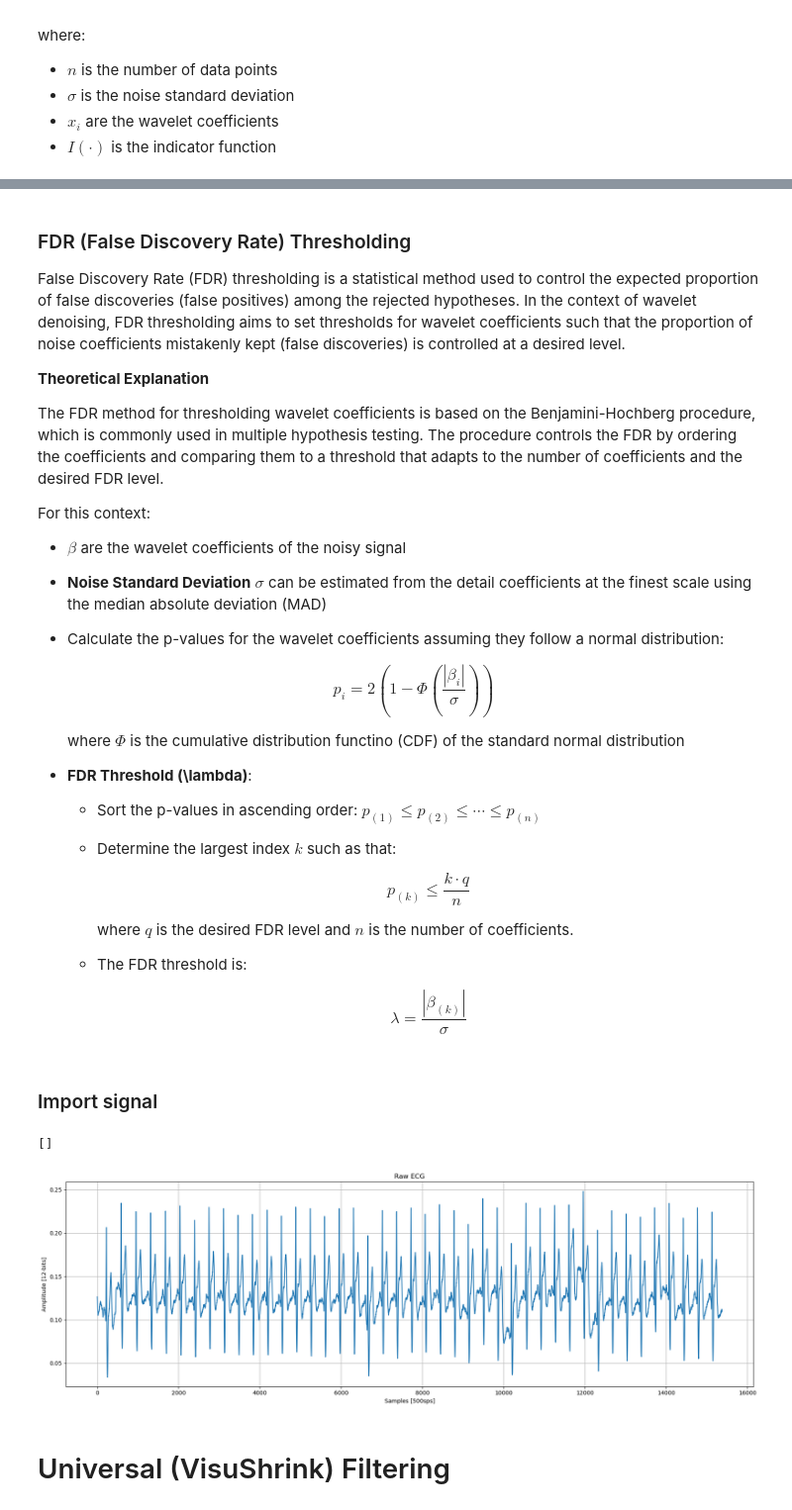
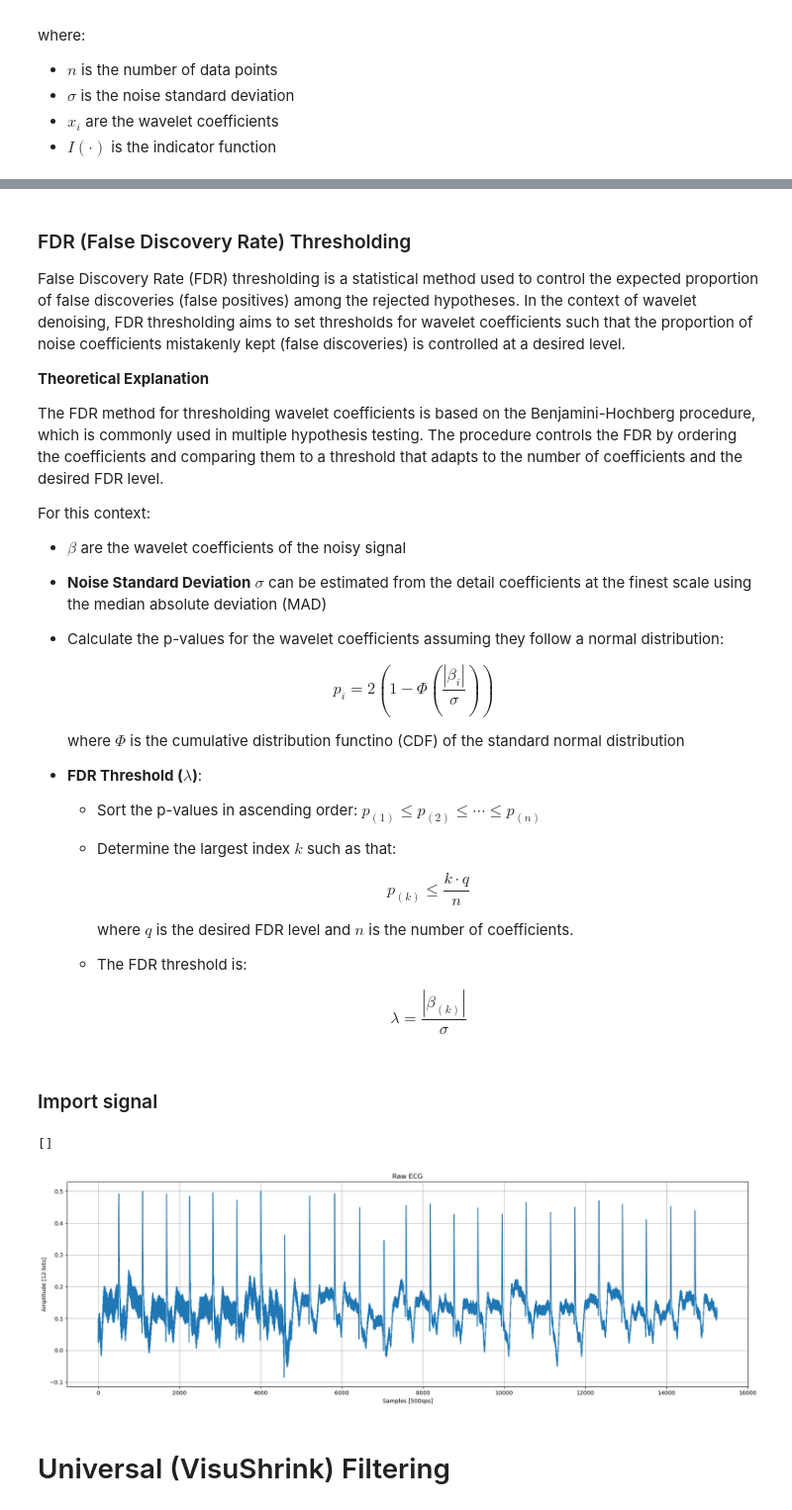
Before and after one commit to DanielProanoGuevara/Multimodal_SQA, a Jupyter notebook: Wavelet_denoising.ipynb, the cells around one changed output, grey strips where cells are left out. Shown at 99% size. Saved outputs shown, nothing was run; the diff lists cells and outputs as text; code cells hidden in the pictures.

```diff
--- a/Wavelet_denoising.ipynb
+++ b/Wavelet_denoising.ipynb
@@ -277,7 +293,7 @@ For this context:
 
   where $\Phi$ is the cumulative distribution functino (CDF) of the standard normal distribution
 
-- **FDR Threshold (\lambda)**:
+- **FDR Threshold ($\lambda$)**:
     - Sort the p-values in ascending order: $p_{(1)} \le p_{(2)} \le \cdots \le p_{(n)}$
     - Determine the largest index $k$ such as that:
 
@@ -313,37 +329,37 @@ def fdr_lambda(coeffs, sigma, q=0.05):
 #%% Import signals
 
 # Declare files path
-PCG_path = r"C:/Users/danie/Dropbox/PhD/SignalQuality/DatasetCHVNGE/16_TV.mp3"
-ECG_path = r"C:/Users/danie/Dropbox/PhD/SignalQuality/DatasetCHVNGE/16_TV.raw"
+PCG_path = r"C:/Users/danie/Dropbox/PhD/SignalQuality/DatasetCHVNGE/37_MV.mp3"
+ECG_path = r"C:/Users/danie/Dropbox/PhD/SignalQuality/DatasetCHVNGE/37_MV.raw"
 
 ## Import PCG
 a = pydub.AudioSegment.from_mp3(PCG_path)
 PCG_rate = a.frame_rate
 t = a.duration_seconds
 PCG = np.array(a.get_array_of_samples())
 PCG_bit_width = 16
 
 ## Import ECG
 ECG = np.loadtxt(ECG_path, delimiter=",", dtype=int)
 ECG_rate = 500
 ECG_bit_width = 12
 ECG_resolution = (2 ** ECG_bit_width)-1
 
 ## Normalize full-scale
 ECG_v = (ECG - ECG_resolution/2) / (ECG_resolution) #int 12 bits (scale -0.5;0.5)
 
 plt.figure(figsize=(18, 6))
 plt.plot(ECG_v)
 plt.grid()
 plt.xlabel('Samples [500sps]')
 plt.ylabel('Amplitude [12-bits]')
 plt.title('Raw ECG')
 plt.tight_layout()
 
 plt.plot()
 # %% [output]
 []
-[figure, old version]
+[figure, new version]
 # %% [markdown]
 # Universal (VisuShrink) Filtering
 # %% [markdown]
```
Also changed, not shown: parts of 23 cells of this notebook.
